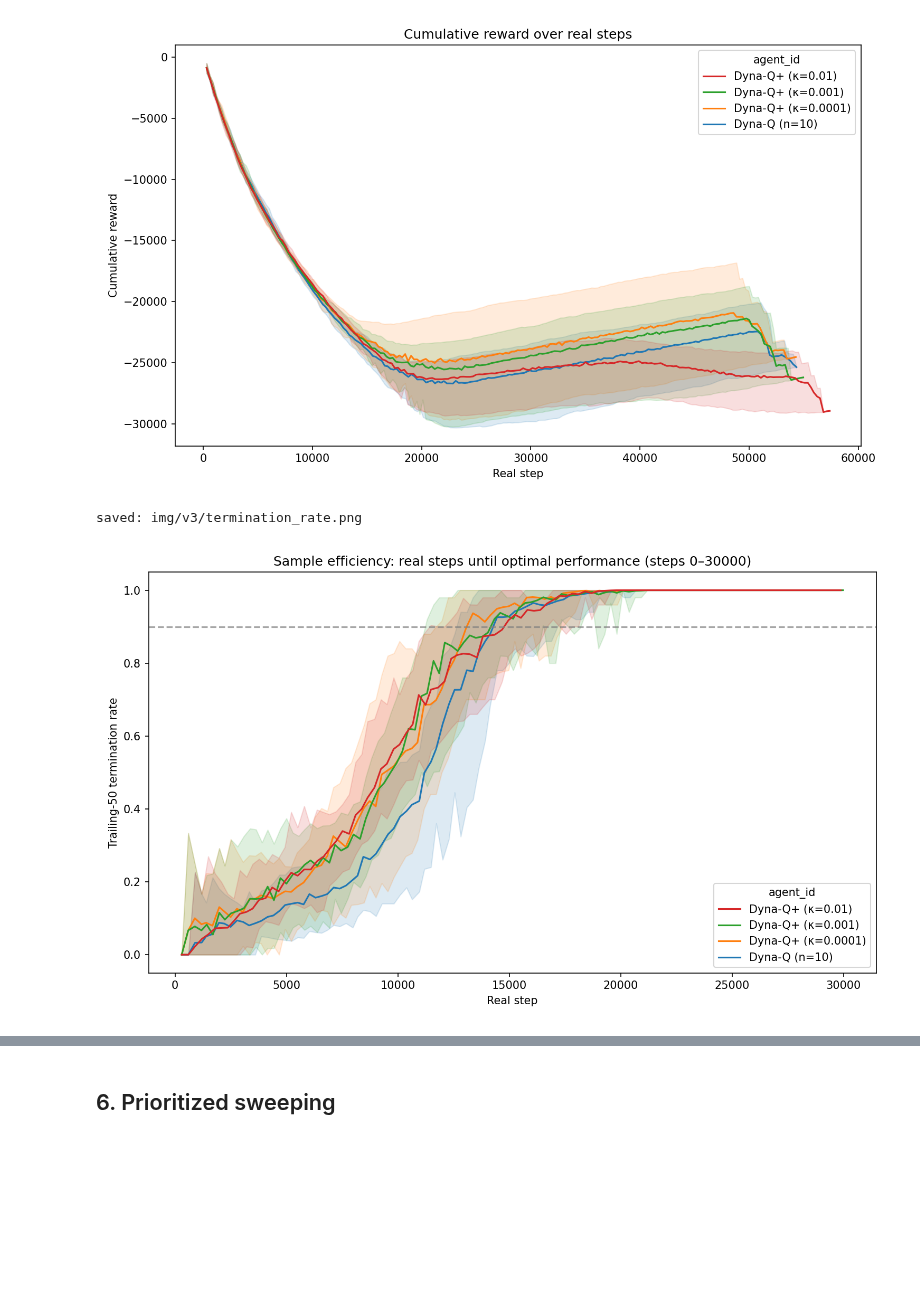
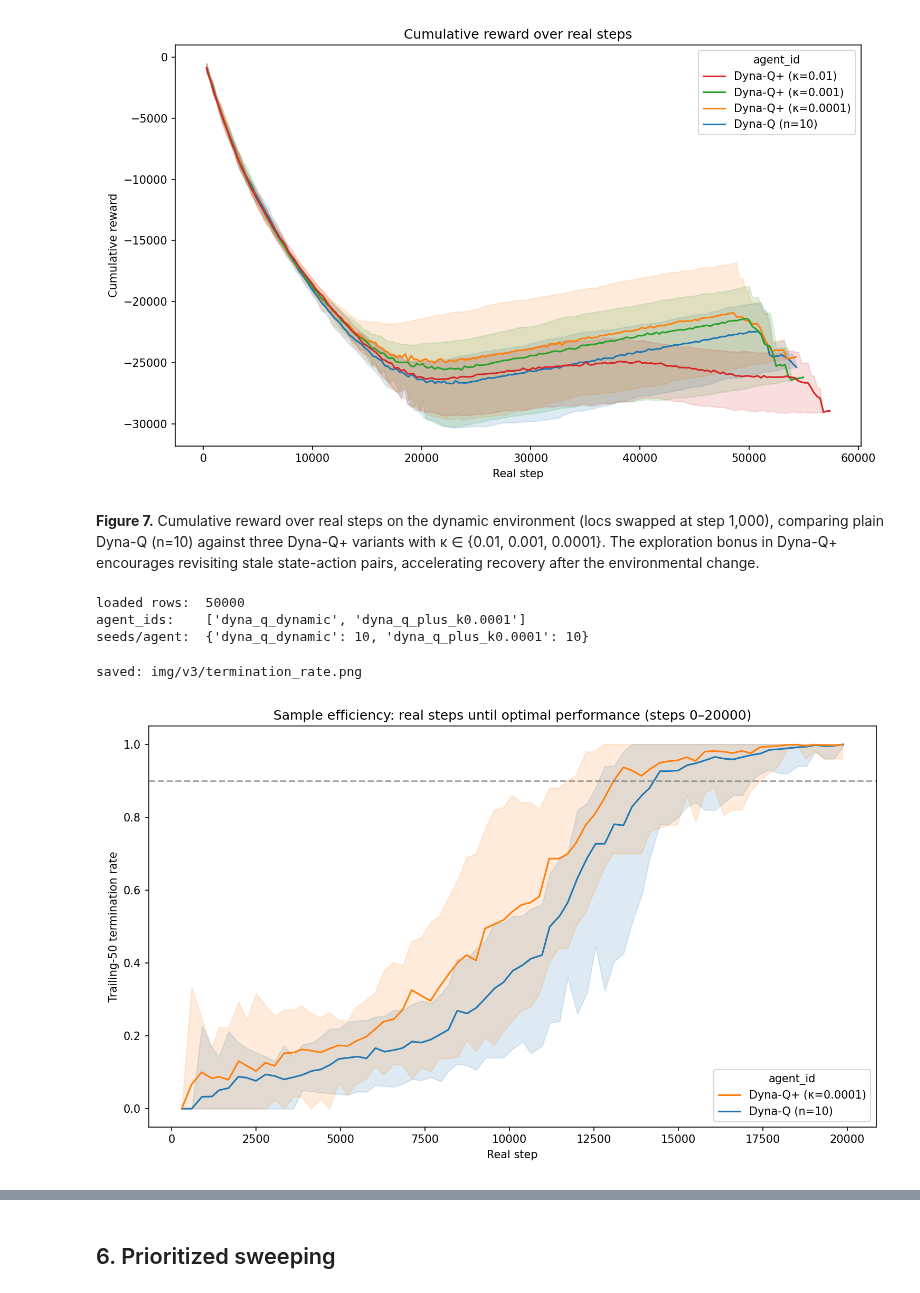
Before and after one commit to craig-rudman/MSDS684, a Jupyter notebook: W7/ipynb/development.ipynb, the cells around one changed output, grey strips where cells are left out. Drawn from its saved outputs; the diff is of its cells as text; code cells hidden in the pictures; blank space fills up the shorter version.

```diff
--- a/W7/ipynb/development.ipynb
+++ b/W7/ipynb/development.ipynb
@@ -893,31 +899,67 @@ Image(filename=str(img_path))
 # %% [output]
 saved: img/v3/cumulative_reward.png
 [figure]
+# %% [markdown]
+**Figure 7.** Cumulative reward over real steps on the dynamic environment (locs swapped at step 1,000), comparing plain Dyna-Q (n=10) against three Dyna-Q+ variants with κ ∈ {0.01, 0.001, 0.0001}. The exploration bonus in Dyna-Q+ encourages revisiting stale state-action pairs, accelerating recovery after the environmental change.
+# %%
+# Load traces_v3_2 for dynamic environment comparison (kappa sweep).
+
+import sys
+from pathlib import Path
+
+sys.path.insert(0, str(Path.cwd().parent / "src"))
+
+from load_traces import load_traces
+
+AGENT_DIRS_3_2 = [
+    Path.cwd().parent / "data" / "dyna_q_dynamic",
+    Path.cwd().parent / "data" / "dyna_q_plus_k0.0001"
+]
+
+LABEL_MAP_V3_2 = {
+    "dyna_q_dynamic":       "Dyna-Q (n=10)",
+    "dyna_q_plus_k0.0001": "Dyna-Q+ (κ=0.0001)",
+}
+
+LEGEND_ORDER_V3_2 = [
+    "Dyna-Q+ (κ=0.0001)",
+    "Dyna-Q (n=10)",
+]
+
+traces_v3_2 = load_traces(*AGENT_DIRS_3_2)
+
+print(f"loaded rows:  {len(traces_v3_2)}")
+print(f"agent_ids:    {sorted(traces_v3_2['agent_id'].unique().tolist())}")
+print(f"seeds/agent:  {traces_v3_2.groupby('agent_id')['seed'].nunique().to_dict()}")
+# %% [output]
+loaded rows:  50000
+agent_ids:    ['dyna_q_dynamic', 'dyna_q_plus_k0.0001']
+seeds/agent:  {'dyna_q_dynamic': 10, 'dyna_q_plus_k0.0001': 10}
 # %%
 # Termination rate over real steps (dynamic environment, v3).
 
 import sys
 from pathlib import Path
 
 sys.path.insert(0, str(Path.cwd().parent / "src"))
 
 from IPython.display import Image
 from visualizations import plot_termination_rate
 
 img_path = Path.cwd().parent / "img" / "v3" / "termination_rate.png"
 img_path.parent.mkdir(parents=True, exist_ok=True)
 plot_termination_rate(
-    traces, img_path,
+    traces_v3_2, img_path,
     threshold=0.9, window=50,
     x_axis="cumulative_steps",
-    label_map=LABEL_MAP, band_alpha=0.15,
-    legend_order=LEGEND_ORDER,
+    label_map=LABEL_MAP_V3_2, band_alpha=0.15,
+    legend_order=LEGEND_ORDER_V3_2,
     x_min=0,
-    x_max=30_000
+    x_max=20_000
 )
 
 print(f"saved: {img_path.relative_to(Path.cwd().parent)}")
 Image(filename=str(img_path))
 # %% [output]
 saved: img/v3/termination_rate.png
-[figure, old version]
+[figure, new version]
```
Also changed, not shown: parts of 32 cells of this notebook, 42 other files.
